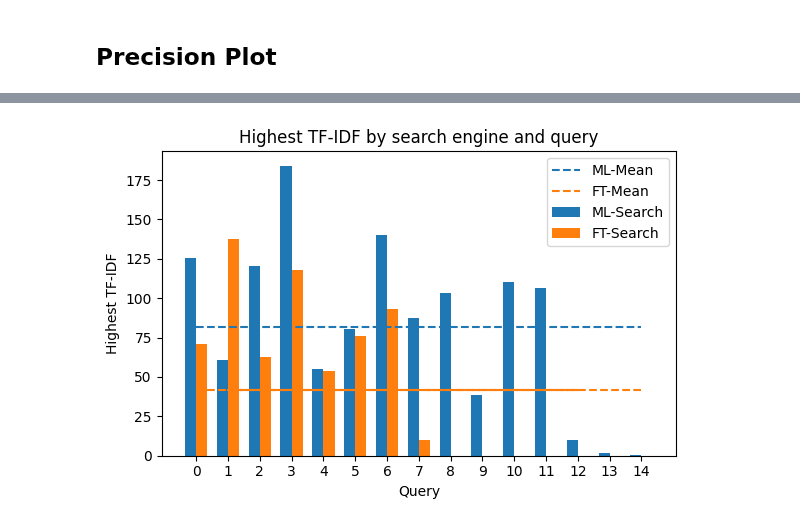
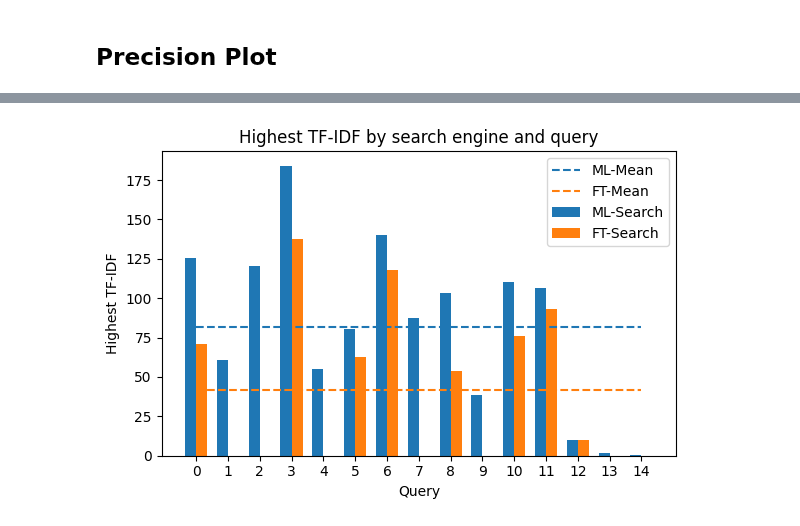
Before and after one commit to xD33m/BA_Jupyter_Notebook, a Jupyter notebook: search_engine_evaluation.ipynb, the cells around one changed output, grey strips where cells are left out. Saved outputs shown, nothing was run; the diff lists cells and outputs as text; code cells hidden in the pictures.

```diff
--- a/search_engine_evaluation.ipynb
+++ b/search_engine_evaluation.ipynb
@@ -187,10 +232,7 @@ print(calc_precision_at_k(jsonTest, 5))
 # %%
 import json
+import copy
+
 file = r"C:\\Users\\lucas\\Documents\\Github\\BA_Search_Engine\\backend\\repository\\data\\metrics.json"
-def load_metrics():
-
-    with open(file, 'r') as f:
-        data = json.load(f)
-    return data
-
-data = load_metrics()
+with open(file, encoding="utf8") as json_file:
+    data = json.load(json_file)
@@ -532,12 +511,15 @@ def fill_missing(metrics, query_count, fill_with):
     if len(missing_queries) > 0:
         for q in missing_queries:
             metrics[q] = fill_with
-    return metrics
+    int_dict = {int(k):v for k,v in sorted(metrics.items())}
+    return {str(k):v for k,v in sorted(int_dict.items())}
 # %%
+query_count = 15
+
 ml_highest_tfidf = list(data.values())[0]['ml']['metrics']['highest_tfidf']
 ft_highest_tfidf = list(data.values())[0]['ft']['metrics']['highest_tfidf']
-ml_highest_tfidf = fill_missing(ml_highest_tfidf, 15, 0)
-ft_highest_tfidf = fill_missing(ft_highest_tfidf, 15, 0)
+ml_highest_tfidf = fill_missing(ml_highest_tfidf, query_count, 0)
+ft_highest_tfidf = fill_missing(ft_highest_tfidf, query_count, 0)
 
 labels = list(ml_highest_tfidf.keys())
 x = np.arange(len(labels))
@@ -546,31 +528,33 @@ width = 0.35
 
 fig, ax = plt.subplots()
 rect1 = ax.bar(x - width/2, ml_highest_tfidf.values(), width, label='ML-Search')
 rect2 = ax.bar(x + width/2, ft_highest_tfidf.values(), width, label='FT-Search')
 
 ml_x = list(ml_highest_tfidf.keys())
 ml_y = list(ml_highest_tfidf.values())
 
 ft_x = list(ft_highest_tfidf.keys())
 ft_y = list(ft_highest_tfidf.values())
 
 ml_y_mean = [np.mean(ml_y)]*len(ml_x)
 ml_mean_line = ax.plot(ml_x, ml_y_mean, label='ML-Mean', linestyle='--')
 
 ft_y_mean = [np.mean(ft_y)]*len(ft_x)
 ft_mean_line = ax.plot(ft_x, ft_y_mean, label='FT-Mean', linestyle='--')
 
 ax.set_ylabel('Highest TF-IDF')
 ax.set_xlabel('Query')
 ax.set_title('Highest TF-IDF by search engine and query')
 ax.set_xticks(x)
 ax.set_xticklabels(labels)
 ax.legend()
 
 # ax.bar_label(rect1, padding=3)
 # ax.bar_label(rect2, padding=3)
 
 fig.tight_layout()
 plt.show()
+
+fig.savefig('plots/top_tf-idf_plot.png', bbox_inches='tight')
 # %% [output]
-[figure, old version]
+[figure, new version]
```
Also changed, not shown: parts of 37 cells of this notebook.
